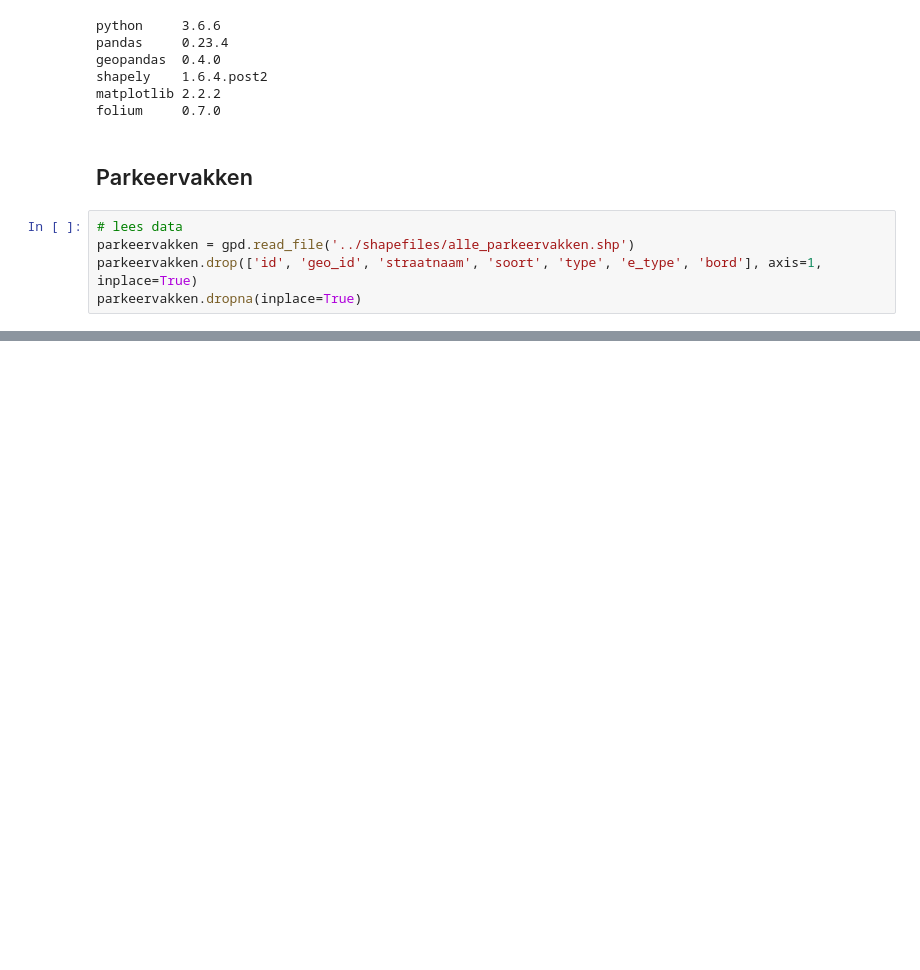
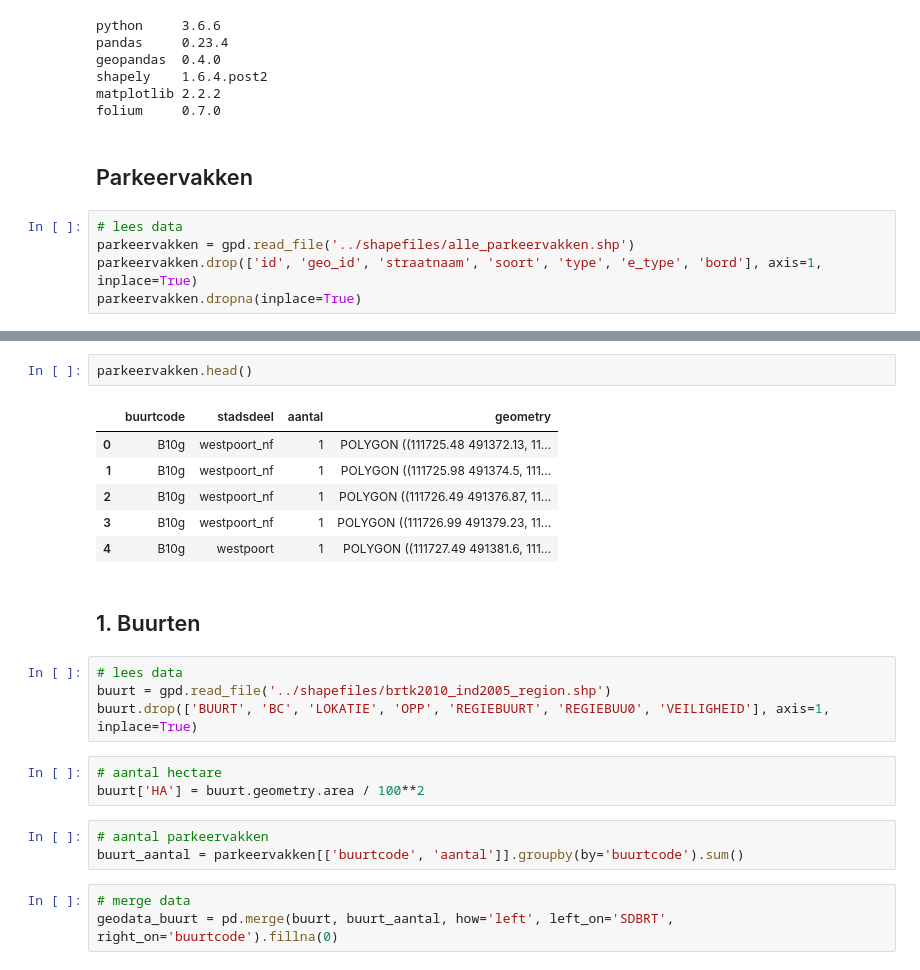
Before and after one commit to Brinkhuis/Amsterdam, a Jupyter notebook: notebooks/parkeervakken.ipynb, the cells around one changed output, grey strips where cells are left out. Cells and saved outputs as stored; diff of their text form; blank space fills up the shorter version.

```diff
--- a/notebooks/parkeervakken.ipynb
+++ b/notebooks/parkeervakken.ipynb
@@ -146,0 +37,24 @@ m
+# %%
+parkeervakken.head()
+# %% [output]
+|  | buurtcode | stadsdeel | aantal | geometry |
+| 0 | B10g | westpoort_nf | 1 | POLYGON ((111725.48 491372.13, 11... |
+| 1 | B10g | westpoort_nf | 1 | POLYGON ((111725.98 491374.5, 111... |
+| 2 | B10g | westpoort_nf | 1 | POLYGON ((111726.49 491376.87, 11... |
+| 3 | B10g | westpoort_nf | 1 | POLYGON ((111726.99 491379.23, 11... |
+| 4 | B10g | westpoort | 1 | POLYGON ((111727.49 491381.6, 111... |
+# %% [markdown]
+## 1. Buurten
+# %%
+# lees data
+buurt = gpd.read_file('../shapefiles/brtk2010_ind2005_region.shp')
+buurt.drop(['BUURT', 'BC', 'LOKATIE', 'OPP', 'REGIEBUURT', 'REGIEBUU0', 'VEILIGHEID'], axis=1, inplace=True)
+# %%
+# aantal hectare
+buurt['HA'] = buurt.geometry.area / 100**2
+# %%
+# aantal parkeervakken
+buurt_aantal = parkeervakken[['buurtcode', 'aantal']].groupby(by='buurtcode').sum()
+# %%
+# merge data
+geodata_buurt = pd.merge(buurt, buurt_aantal, how='left', left_on='SDBRT', right_on='buurtcode').fillna(0)
```
Also changed, not shown: parts of 44 cells of this notebook, 20 other files.
